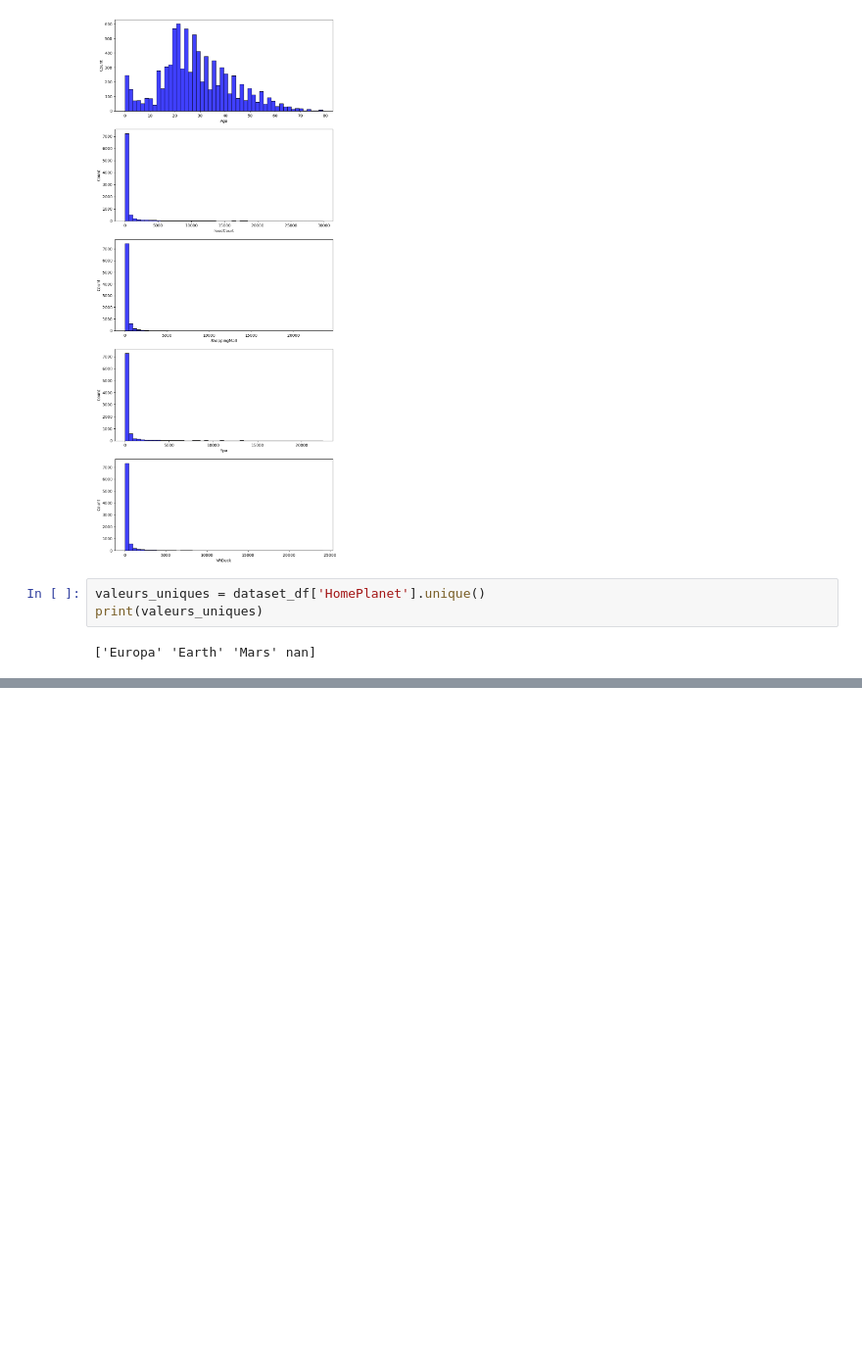
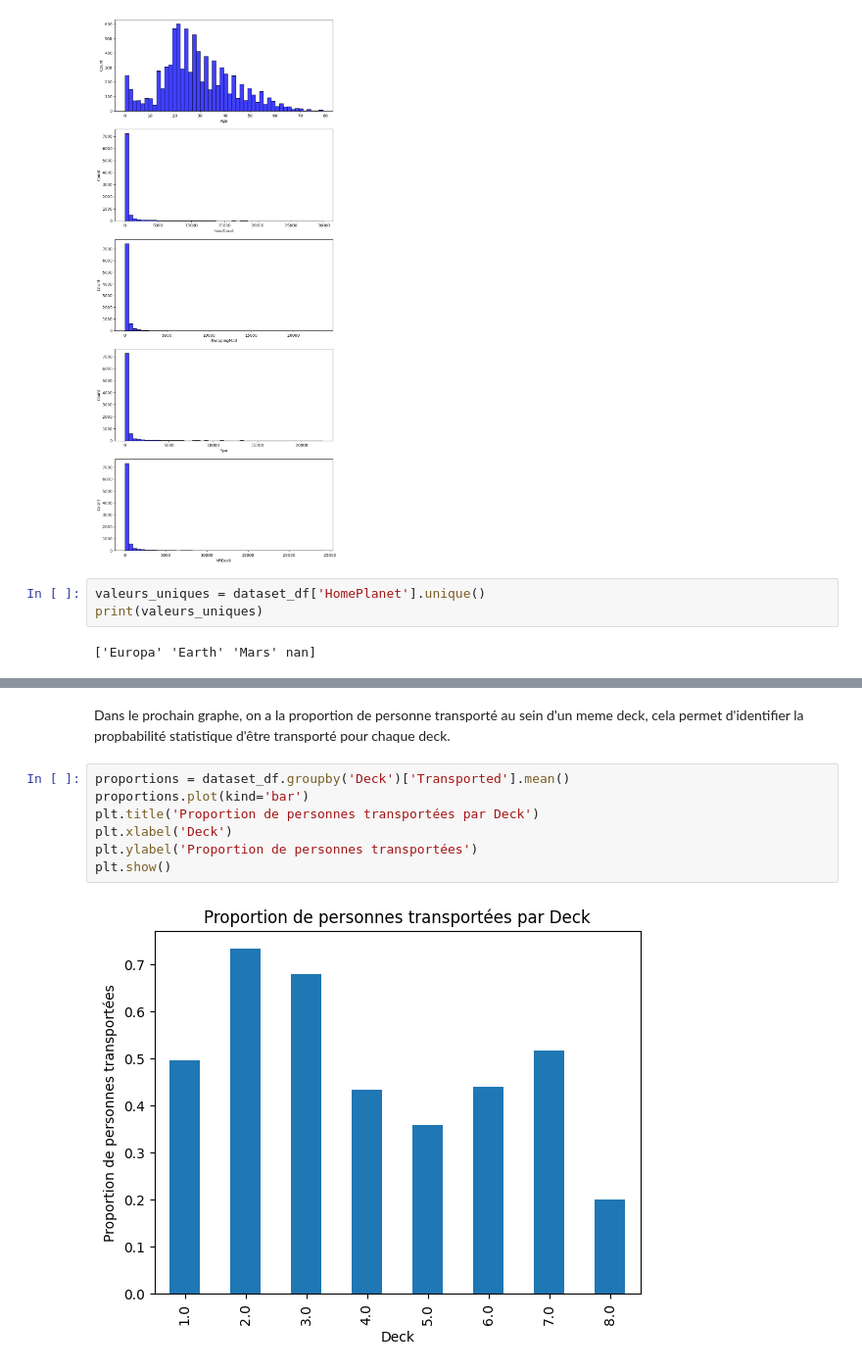
Before and after one commit to ColinAlAskA/Projet_ENSIIE_Apprentissage_Automatique, a Jupyter notebook: projet.ipynb, the cells around one changed output, grey strips where cells are left out. Shown at 98% size. Drawn from its saved outputs; the diff is of its cells as text; blank space fills up the shorter version.

```diff
--- a/projet.ipynb
+++ b/projet.ipynb
@@ -68,0 +98,11 @@ print(valeurs_uniques)
+# %% [markdown]
+Dans le prochain graphe, on a la proportion de personne transporté au sein d'un meme deck, cela permet d'identifier la propbabilité statistique d'être transporté pour chaque deck.
+# %%
+proportions = dataset_df.groupby('Deck')['Transported'].mean()
+proportions.plot(kind='bar')
+plt.title('Proportion de personnes transportées par Deck')
+plt.xlabel('Deck')
+plt.ylabel('Proportion de personnes transportées')
+plt.show()
+# %% [output]
+[figure, added]
```
Also changed, not shown: parts of 7 cells of this notebook.
